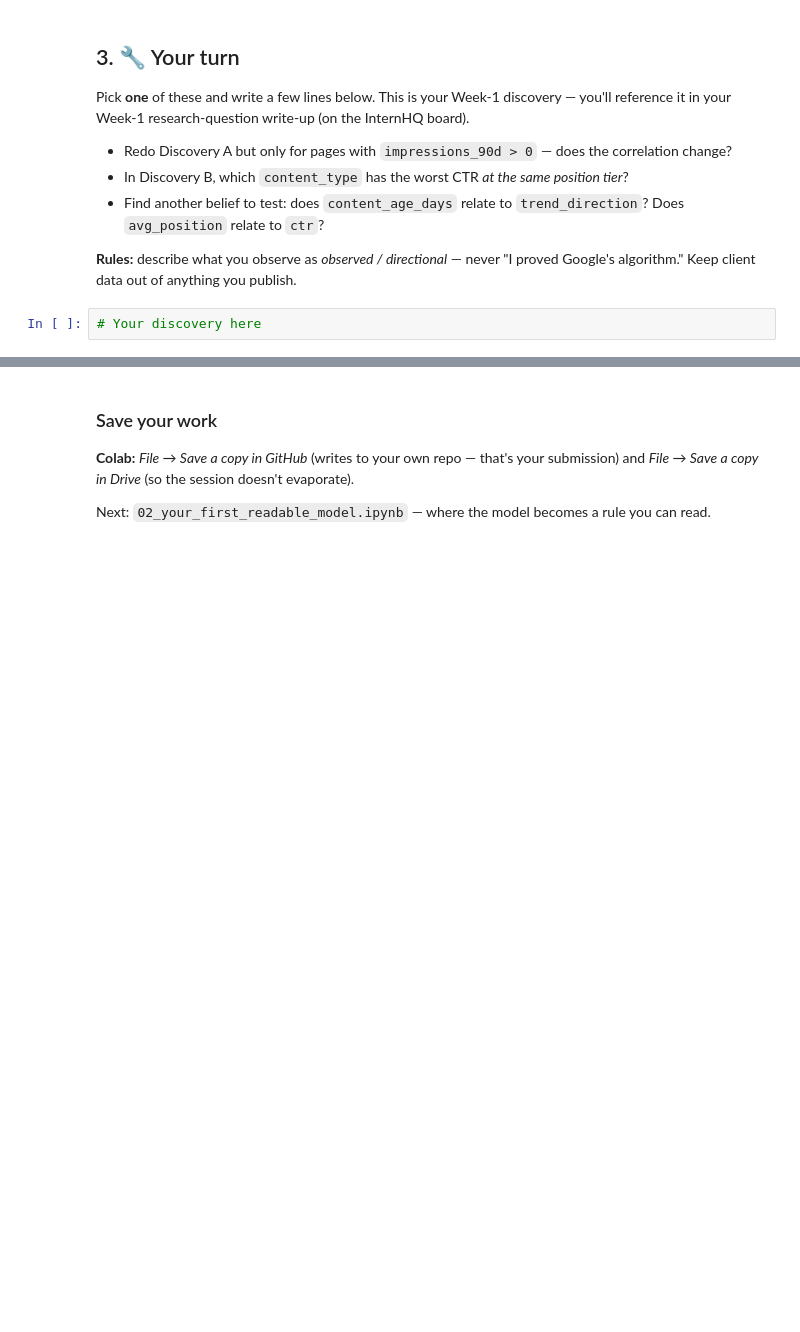
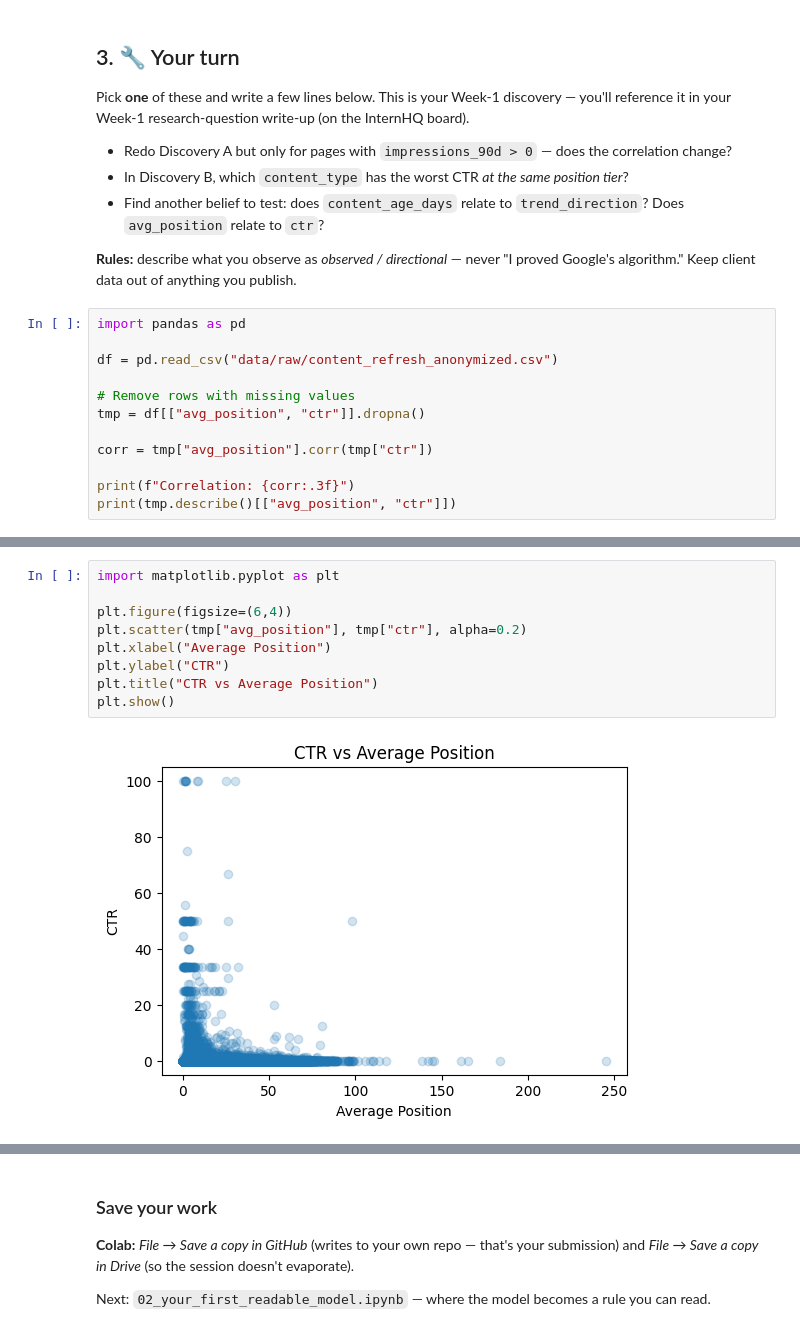
Before and after one commit to AlshimaaSobhy/ML-Internship-Projects, a Jupyter notebook: notebooks/01_first_look_and_discovery.ipynb, the cells around one changed output, grey strips where cells are left out. Saved outputs shown, nothing was run; the diff lists cells and outputs as text; blank space fills up the shorter version.

```diff
--- a/notebooks/01_first_look_and_discovery.ipynb
+++ b/notebooks/01_first_look_and_discovery.ipynb
@@ -152,4 +152,14 @@ Pick **one** of these and write a few lines below. This is your Week-1 discovery
 
 **Rules:** describe what you observe as *observed / directional* — never "I proved Google's algorithm." Keep client data out of anything you publish.
 # %%
-# Your discovery here
+import pandas as pd
+
+df = pd.read_csv("data/raw/content_refresh_anonymized.csv")
+
+# Remove rows with missing values
+tmp = df[["avg_position", "ctr"]].dropna()
+
+corr = tmp["avg_position"].corr(tmp["ctr"])
+
+print(f"Correlation: {corr:.3f}")
+print(tmp.describe()[["avg_position", "ctr"]])
@@ -155,0 +177,11 @@ Pick **one** of these and write a few lines below. This is your Week-1 discovery
+# %%
+import matplotlib.pyplot as plt
+
+plt.figure(figsize=(6,4))
+plt.scatter(tmp["avg_position"], tmp["ctr"], alpha=0.2)
+plt.xlabel("Average Position")
+plt.ylabel("CTR")
+plt.title("CTR vs Average Position")
+plt.show()
+# %% [output]
+[figure, added]
```
Also changed, not shown: parts of 4 cells of this notebook.
